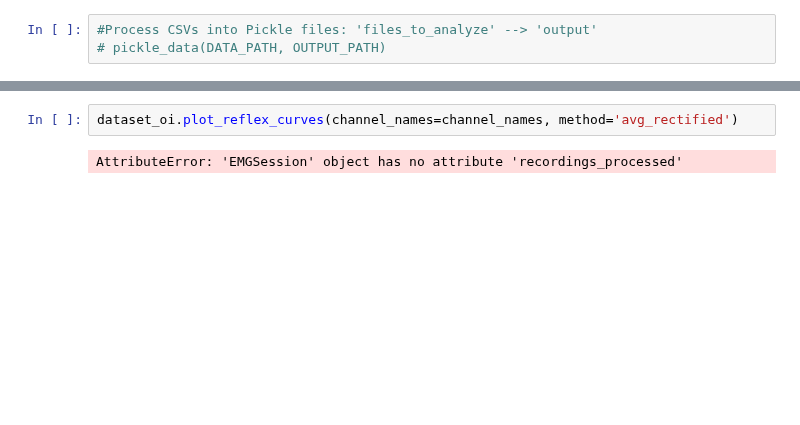
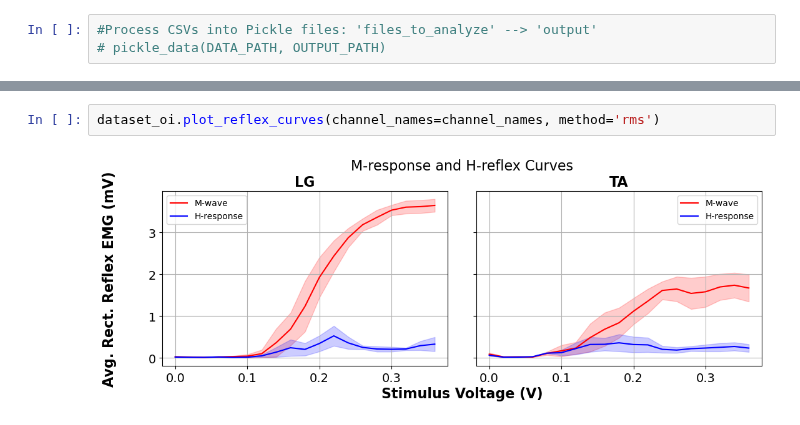
Before and after one commit to AEWorthy/MonStim-Analyzer, a Jupyter notebook: main.ipynb, the cells around one changed output, grey strips where cells are left out. Saved outputs shown, nothing was run; the diff lists cells and outputs as text; blank space fills up the shorter version.

```diff
--- a/main.ipynb
+++ b/main.ipynb
@@ -62,4 +76,4 @@ session_oi.plot_reflex_curves(channel_names=channel_names, method='avg_rectified
 # %%
-dataset_oi.plot_reflex_curves(channel_names=channel_names, method='avg_rectified')
+dataset_oi.plot_reflex_curves(channel_names=channel_names, method='rms')
 # %% [output]
-AttributeError: 'EMGSession' object has no attribute 'recordings_processed'
+[figure, added]
```
Also changed, not shown: parts of 6 cells of this notebook, 2 other files.
